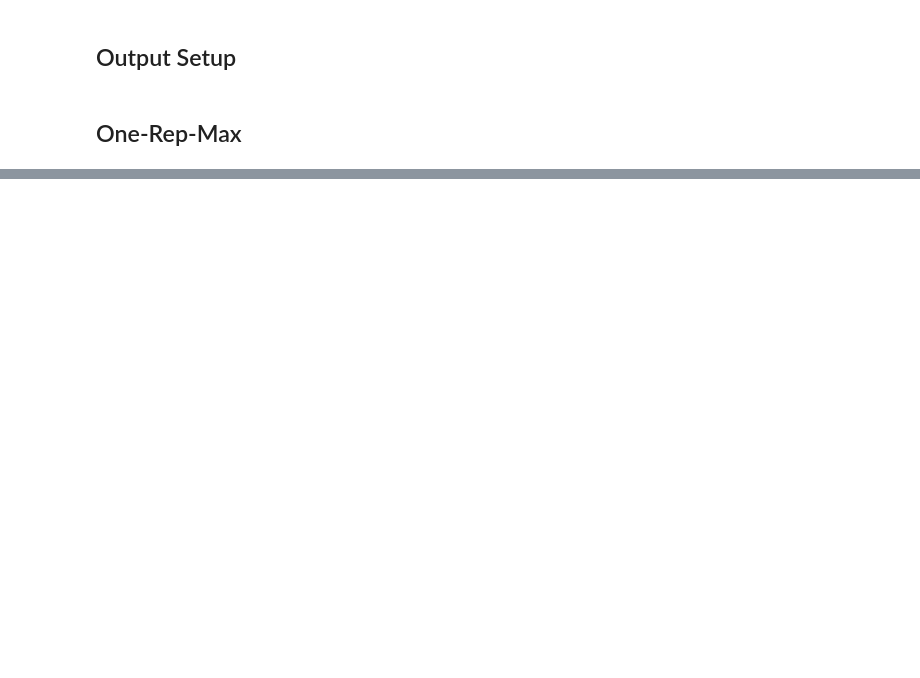
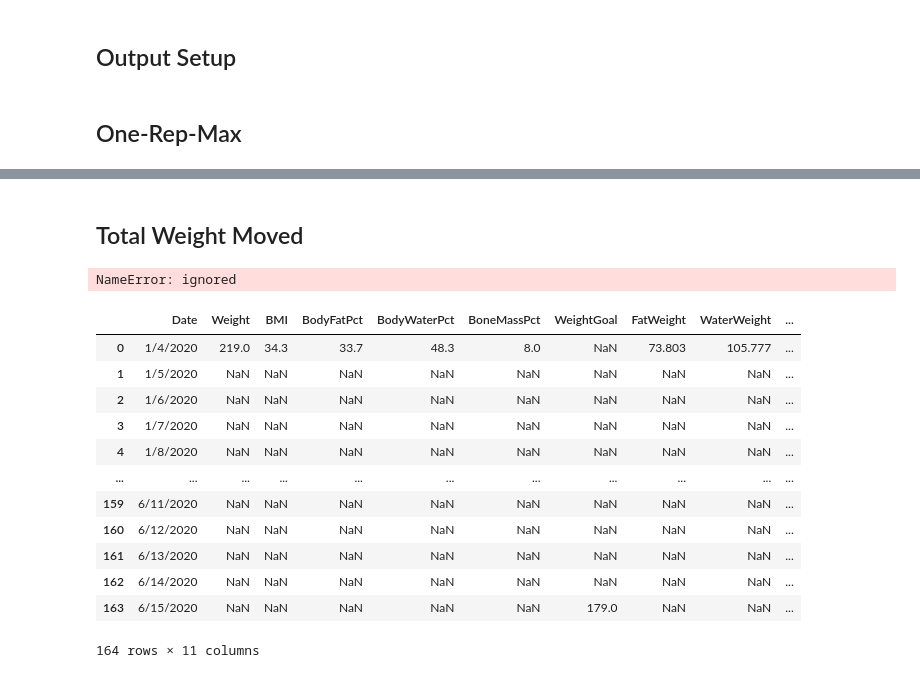
Before and after one commit to dstanek/lifting, a Jupyter notebook: Lifting_Progress.ipynb, the cells around one changed output, grey strips where cells are left out. Saved outputs shown, nothing was run; the diff lists cells and outputs as text; code cells hidden in the pictures; blank space fills up the shorter version.

```diff
--- a/Lifting_Progress.ipynb
+++ b/Lifting_Progress.ipynb
@@ -177,0 +141,2 @@ Bent Over Row (Barbell) One-Rep-Max Analysis
+# %% [markdown]
+## Total Weight Moved
@@ -177,0 +162,28 @@ Bent Over Row (Barbell) One-Rep-Max Analysis
+# %%
+df.set_index(["Workout", df.index]).stack().groupby("Workout").agg({"Exercise": "Exercise", "WeightMoved": ["sum"]})
+# %% [output]
+NameError: ignored
+# %%
+# Load goals from the CSV
+bw_df = pd.read_csv("https://raw.githubusercontent.com/dstanek/lifting/main/BodyWeightTracking.csv")
+
+bw_df["FatWeight"] = bw_df.Weight * (bw_df.BodyFatPct / 100)
+bw_df["WaterWeight"] = bw_df.Weight * (bw_df.BodyWaterPct / 100)
+bw_df["BoneMassWeight"] = bw_df.Weight * (bw_df.BoneMassPct / 100)
+bw_df["MuscleMassWeight"] =  bw_df.Weight - bw_df.FatWeight - bw_df.WaterWeight - bw_df.BoneMassWeight
+
+bw_df
+# %% [output]
+|  | Date | Weight | BMI | BodyFatPct | BodyWaterPct | BoneMassPct | WeightGoal | FatWeight | WaterWeight | ... |
+| 0 | 1/4/2020 | 219.0 | 34.3 | 33.7 | 48.3 | 8.0 | NaN | 73.803 | 105.777 | ... |
+| 1 | 1/5/2020 | NaN | NaN | NaN | NaN | NaN | NaN | NaN | NaN | ... |
+| 2 | 1/6/2020 | NaN | NaN | NaN | NaN | NaN | NaN | NaN | NaN | ... |
+| 3 | 1/7/2020 | NaN | NaN | NaN | NaN | NaN | NaN | NaN | NaN | ... |
+| 4 | 1/8/2020 | NaN | NaN | NaN | NaN | NaN | NaN | NaN | NaN | ... |
+| ... | ... | ... | ... | ... | ... | ... | ... | ... | ... | ... |
+| 159 | 6/11/2020 | NaN | NaN | NaN | NaN | NaN | NaN | NaN | NaN | ... |
+| 160 | 6/12/2020 | NaN | NaN | NaN | NaN | NaN | NaN | NaN | NaN | ... |
+| 161 | 6/13/2020 | NaN | NaN | NaN | NaN | NaN | NaN | NaN | NaN | ... |
+| 162 | 6/14/2020 | NaN | NaN | NaN | NaN | NaN | NaN | NaN | NaN | ... |
+| 163 | 6/15/2020 | NaN | NaN | NaN | NaN | NaN | 179.0 | NaN | NaN | ... |
+164 rows × 11 columns
```
Also changed, not shown: parts of 9 cells of this notebook.
